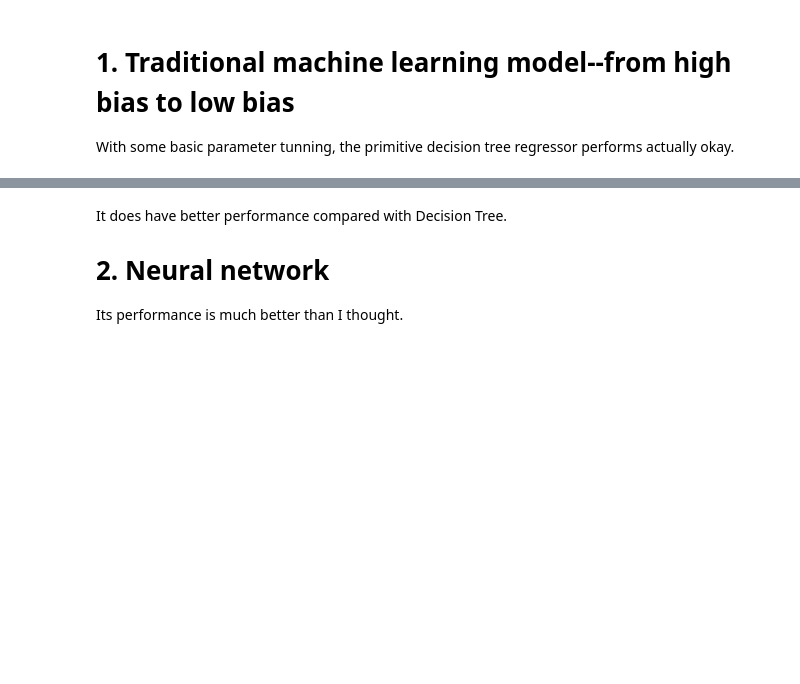
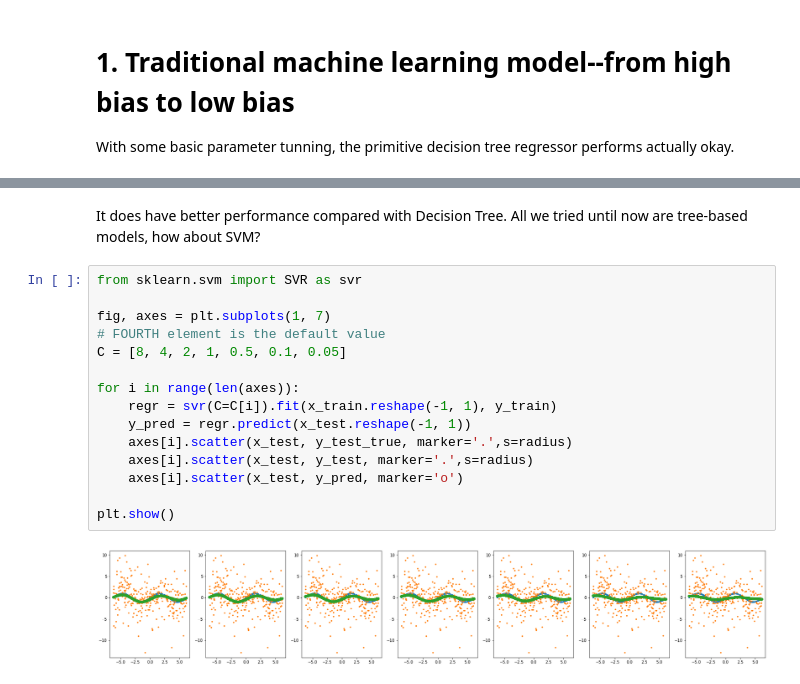
Before and after one commit to alex-lt-kong/data-science, a Jupyter notebook: bias-variance-trade-off.ipynb, the cells around one changed output, grey strips where cells are left out. Saved outputs shown, nothing was run; the diff lists cells and outputs as text; blank space fills up the shorter version.

```diff
--- a/bias-variance-trade-off.ipynb
+++ b/bias-variance-trade-off.ipynb
@@ -77,5 +83,19 @@ plt.show()
-# %% [markdown]
-It does have better performance compared with Decision Tree.
-
-# 2. Neural network
-Its performance is much better than I thought.
+# %% [markdown]
+It does have better performance compared with Decision Tree. All we tried until now are tree-based models, how about SVM?
+# %%
+from sklearn.svm import SVR as svr
+
+fig, axes = plt.subplots(1, 7)
+# FOURTH element is the default value
+C = [8, 4, 2, 1, 0.5, 0.1, 0.05]
+
+for i in range(len(axes)):
+    regr = svr(C=C[i]).fit(x_train.reshape(-1, 1), y_train)
+    y_pred = regr.predict(x_test.reshape(-1, 1))
+    axes[i].scatter(x_test, y_test_true, marker='.',s=radius)
+    axes[i].scatter(x_test, y_test, marker='.',s=radius)
+    axes[i].scatter(x_test, y_pred, marker='o')
+
+plt.show()
+# %% [output]
+[figure, added]
```
Also changed, not shown: parts of 14 cells of this notebook.
